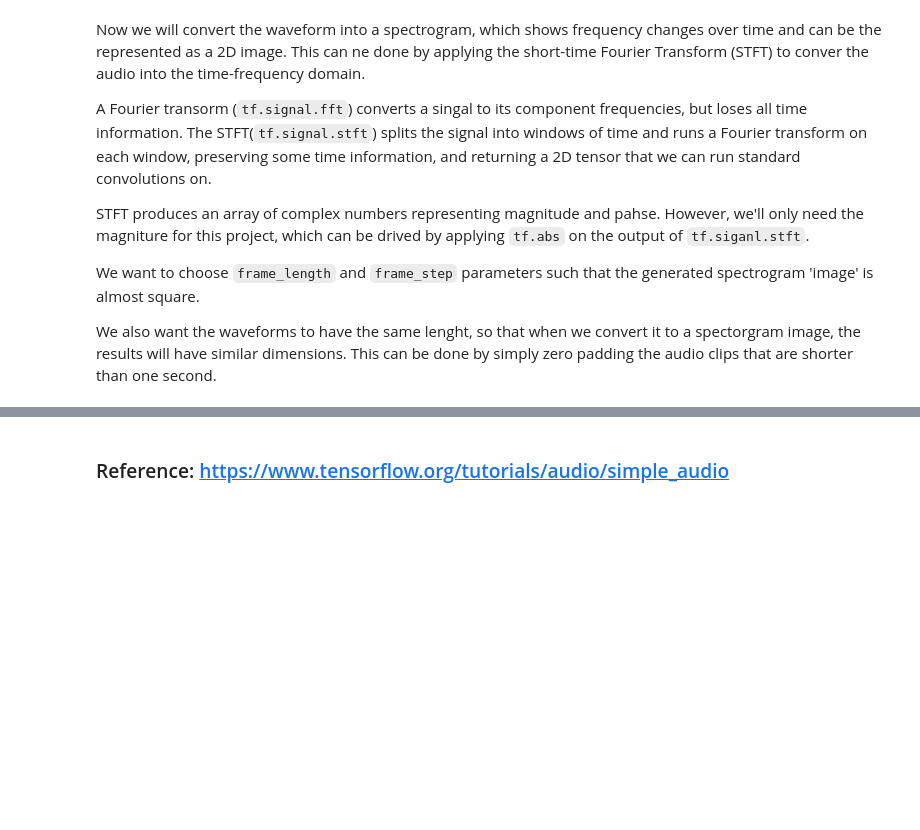
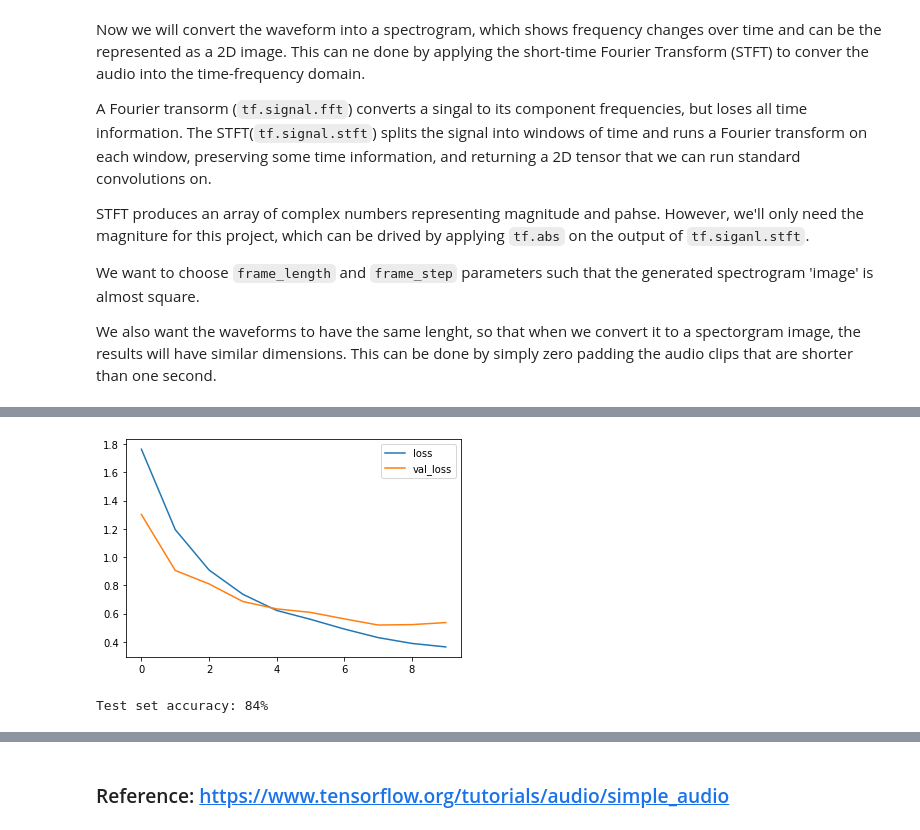
Before and after one commit to afrojaakter/MLAutomatic-Speech-Recognition, a Jupyter notebook: Audio_recognition.ipynb, the cells around one changed output, grey strips where cells are left out. Cells and saved outputs as stored; diff of their text form; code cells hidden in the pictures; blank space fills up the shorter version.

```diff
--- a/Audio_recognition.ipynb
+++ b/Audio_recognition.ipynb
@@ -175,0 +233,24 @@ plt.show()
+# %%
+for spectrogram, _ in spectrogram_ds.take(1):
+  input_shape = spectrogram.shape
+print('Input shape:', input_shape)
+num_labels = len(commands)
+
+norm_layer = preprocessing.Normalization()
+norm_layer.adapt(spectrogram_ds.map(lambda x, _: x))
+
+model = models.Sequential([
+    layers.Input(shape=input_shape),
+    preprocessing.Resizing(32, 32),
+    norm_layer,
+    layers.Conv2D(32, 3, activation='relu'),
+    layers.Conv2D(64, 3, activation='relu'),
+    layers.MaxPooling2D(),
+    layers.Dropout(0.25),
+    layers.Flatten(),
+    layers.Dense(128, activation='relu'),
+    layers.Dropout(0.5),
+    layers.Dense(num_labels),
+])
+
+model.summary()
@@ -175,0 +275,14 @@ plt.show()
+# %%
+model.compile(
+    optimizer=tf.keras.optimizers.Adam(),
+    loss=tf.keras.losses.SparseCategoricalCrossentropy(from_logits=True),
+    metrics=['accuracy'],
+)
+# %%
+EPOCHS = 10
+history = model.fit(
+    train_ds,
+    validation_data=val_ds,
+    epochs=EPOCHS,
+    callbacks=tf.keras.callbacks.EarlyStopping(verbose=1, patience=2),
+)
@@ -175,0 +307,26 @@ plt.show()
+# %%
+metrics = history.history
+plt.plot(history.epoch, metrics['loss'], metrics['val_loss'])
+plt.legend(['loss', 'val_loss'])
+plt.show()
+# %% [output]
+[figure, added]
+# %%
+#Let's run the model on the test set and check performance.
+test_audio = []
+test_labels = []
+
+for audio, label in test_ds:
+  test_audio.append(audio.numpy())
+  test_labels.append(label.numpy())
+
+test_audio = np.array(test_audio)
+test_labels = np.array(test_labels)
+
+y_pred = np.argmax(model.predict(test_audio), axis=1)
+y_true = test_labels
+
+test_acc = sum(y_pred == y_true) / len(y_true)
+print(f'Test set accuracy: {test_acc:.0%}')
+# %% [output]
+Test set accuracy: 84%
```
Also changed, not shown: parts of 16 cells of this notebook.
